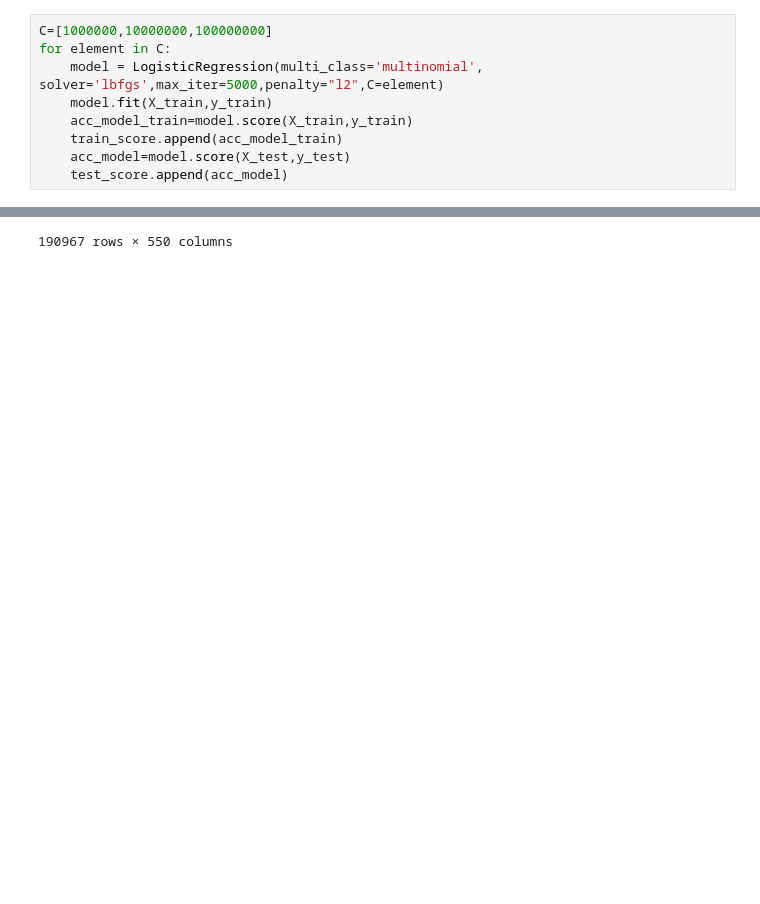
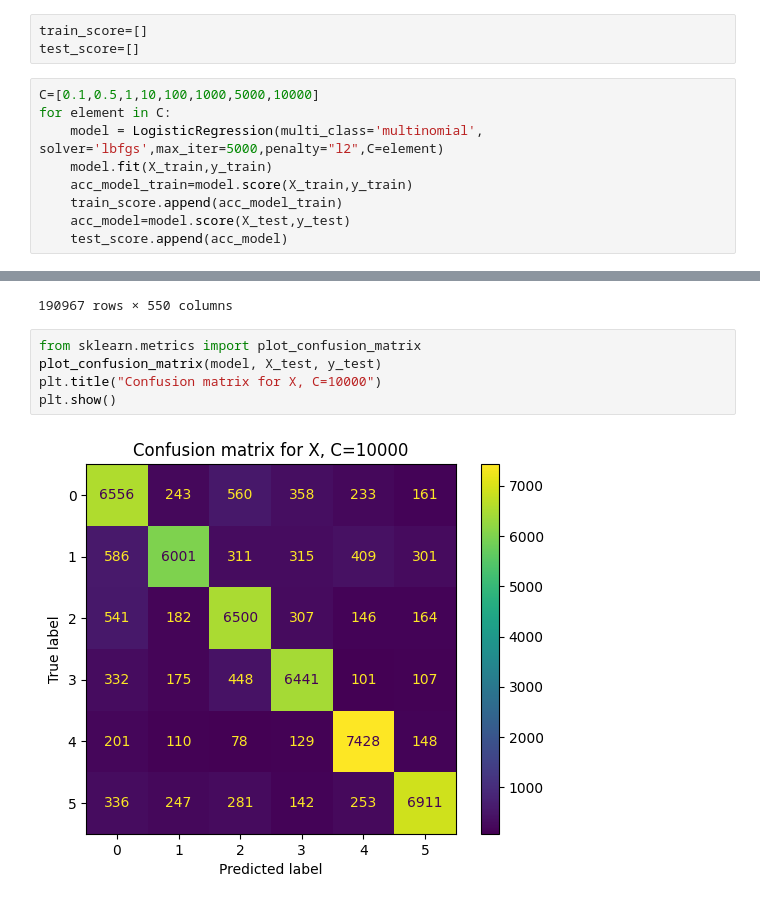
Before and after one commit to 31good/ML-Project, a Jupyter notebook: Machine Learning.ipynb, the cells around one changed output, grey strips where cells are left out. Drawn from its saved outputs; the diff is of its cells as text; blank space fills up the shorter version.

```diff
--- a/Machine Learning.ipynb
+++ b/Machine Learning.ipynb
@@ -130,8 +130,11 @@ X_train, X_test, y_train, y_test = train_test_split(X_scale, y, test_size=0.25,r
 # %%
 y_train=y_train.to_numpy()
 y_test=y_test.to_numpy()
+# %%
+train_score=[]
+test_score=[]
 # %%
-C=[1000000,10000000,100000000]
+C=[0.1,0.5,1,10,100,1000,5000,10000]
 for element in C:
     model = LogisticRegression(multi_class='multinomial', solver='lbfgs',max_iter=5000,penalty="l2",C=element)
     model.fit(X_train,y_train)
@@ -249,3 +286,10 @@ new_X
 | 190965 | 0.368823 | 0.267257 | 0.360465 | 0.254971 | 0.400572 | 0.355059 | 0.482350 | 0.447075 | 0.432530 | 0.544820 | ... | ... |
 | 190966 | 0.871643 | 1.000000 | 0.666266 | 0.723634 | 0.457154 | 0.517820 | 0.000000 | 0.850039 | 0.363568 | 0.606660 | ... | ... |
 190967 rows × 550 columns
+# %%
+from sklearn.metrics import plot_confusion_matrix
+plot_confusion_matrix(model, X_test, y_test)
+plt.title("Confusion matrix for X, C=10000")
+plt.show()
+# %% [output]
+[figure, added]
```
Also changed, not shown: parts of 3 cells of this notebook.
